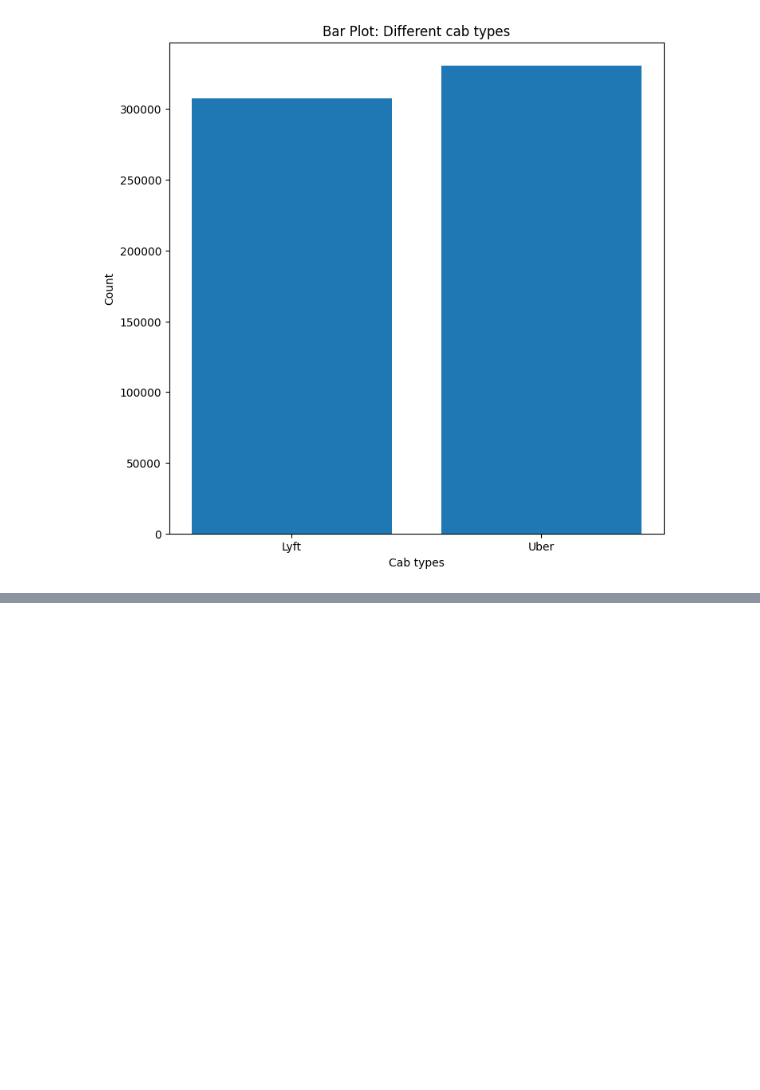
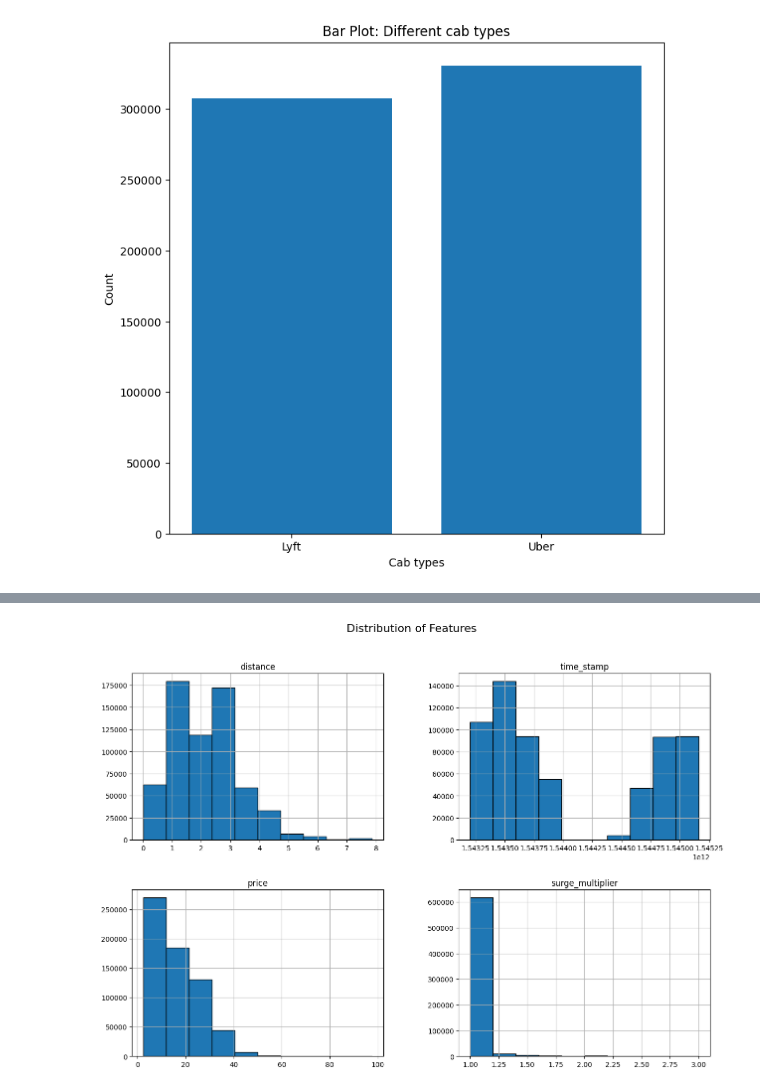
Before and after one commit to Kishan-Kumar-Zalavadia/Machine-Learning_Project, a Jupyter notebook: ML.ipynb, the cells around one changed output, grey strips where cells are left out. Cells and saved outputs as stored; diff of their text form; code cells hidden in the pictures; blank space fills up the shorter version.

Commit message:
Import the dataset and plot the graph

```diff
--- a/ML.ipynb
+++ b/ML.ipynb
@@ -90,3 +90,6 @@ plt.title('Bar Plot: Different cab types')
 # %% [output]
 Text(0.5, 1.0, 'Bar Plot: Different cab types')
 [figure]
+# %%
+features = ride._get_numeric_data()
+features
@@ -92,0 +110,7 @@ Text(0.5, 1.0, 'Bar Plot: Different cab types')
+# %%
+
+features.hist(bins=10, edgecolor='k', figsize=(15, 10))
+plt.suptitle('Distribution of Features', fontsize=16)
+plt.show()
+# %% [output]
+[figure, added]
```
Also changed, not shown: parts of 1 cell of this notebook.
